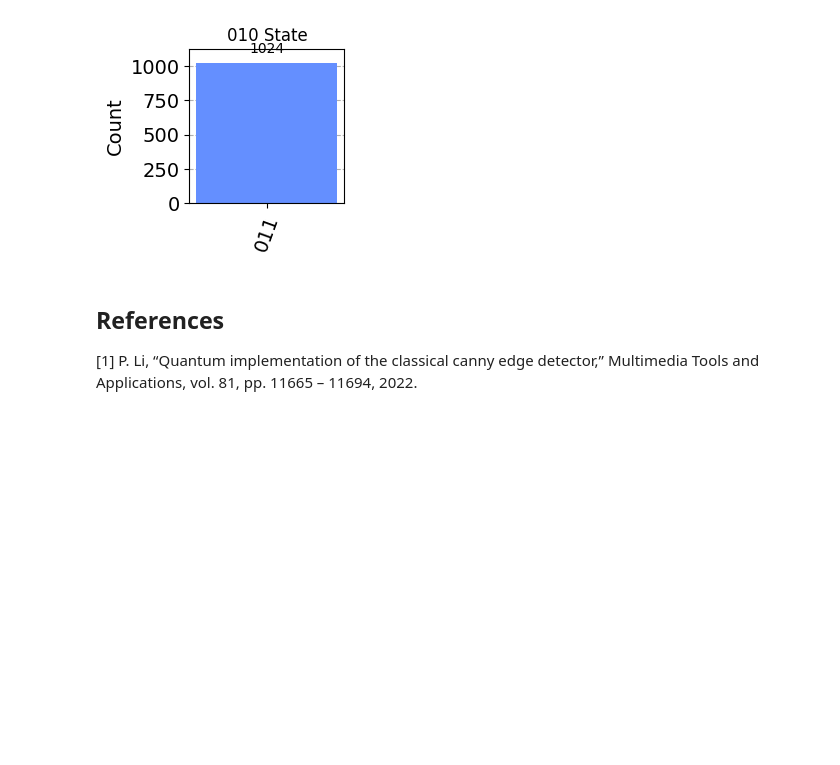
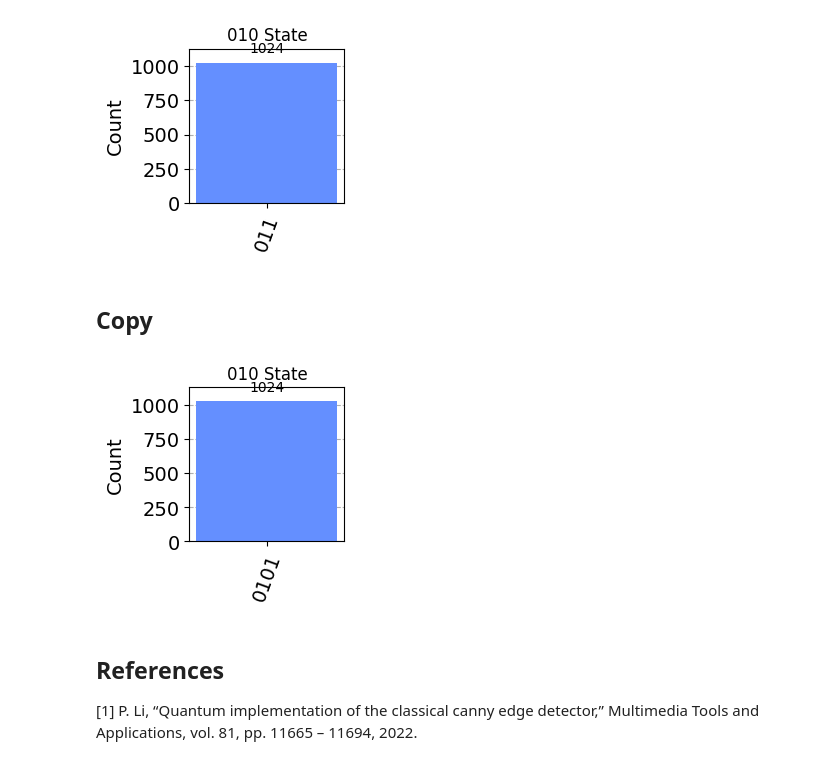
Before and after one commit to crect500/squib, a Jupyter notebook: canny/circuit_operators.ipynb, the cells around one changed output. Drawn from its saved outputs; the diff is of its cells as text; code cells hidden in the pictures; blank space fills up the shorter version.

Commit message:
Update notebook with copy operation

```diff
--- a/canny/circuit_operators.ipynb
+++ b/canny/circuit_operators.ipynb
@@ -206,6 +206,23 @@ counts = result.get_counts(circ)
 plot_histogram(counts, title='010 State', figsize=(2,2))
 # %% [output]
 [figure]
+# %% [markdown]
+## Copy
+# %%
+circuit = utils.prep_binary_state(5, 4)
+n = circuit.num_qubits
+qregister = QuantumRegister(n, 'q1')
+cregister = ClassicalRegister(n, 'c0')
+circuit.add_register(qregister)
+circuit.add_register(cregister)
+circuit.append(operations.copy_state(n), range(0, n * 2))
+circuit.measure(qregister, cregister)
+circ = transpile(circuit, simulator)
+result = simulator.run(circ).result()
+counts = result.get_counts(circ)
+plot_histogram(counts, title='010 State', figsize=(2,2))
+# %% [output]
+[figure, added]
 # %% [markdown]
 ## References
 
```
